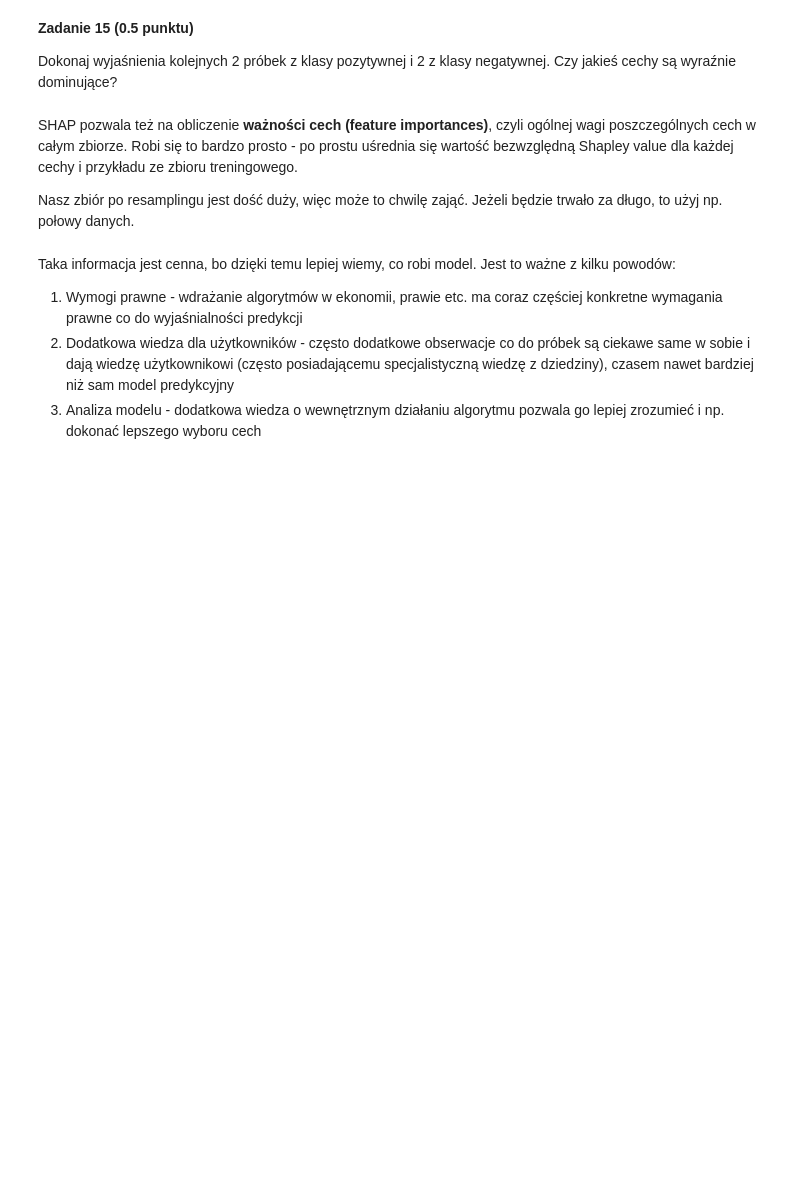
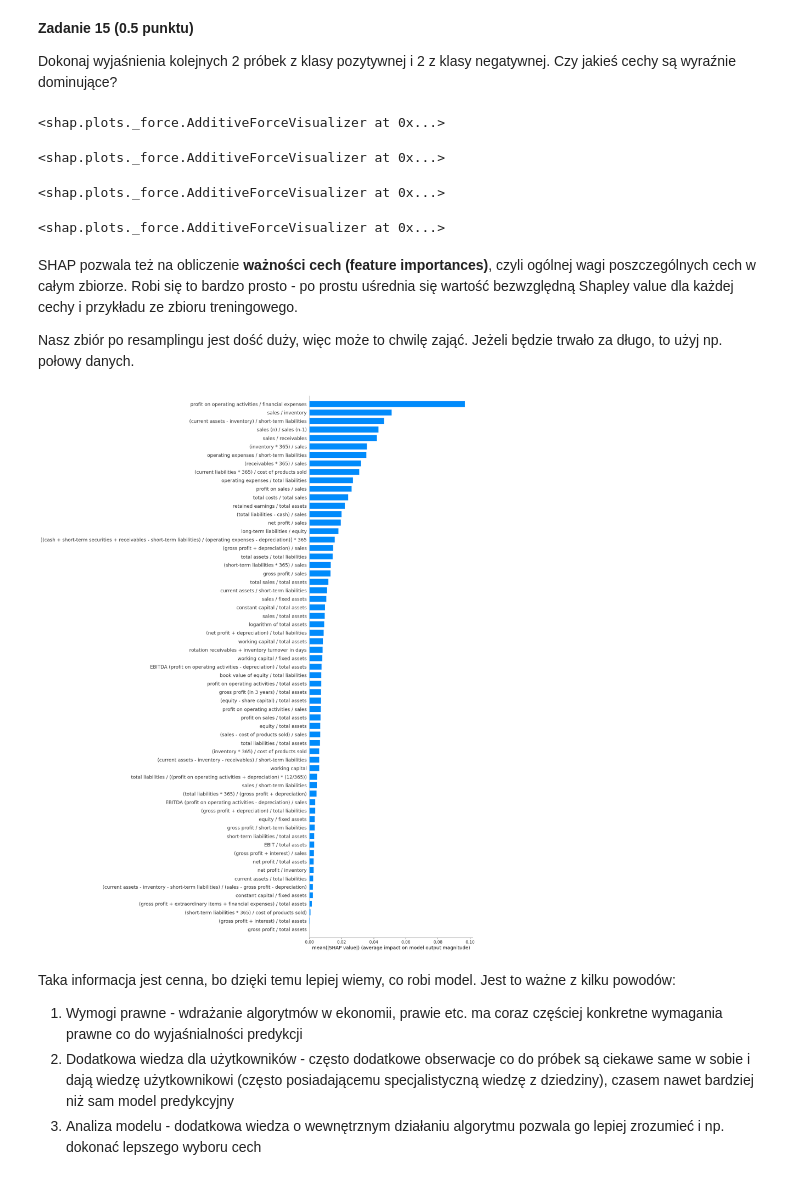
Before and after one commit to kpiotr6/PSI, a Jupyter notebook: lab2/notebook_empty.ipynb, the cells around one changed output. Cells and saved outputs as stored; diff of their text form; code cells hidden in the pictures; blank space fills up the shorter version.

```diff
--- a/lab2/notebook_empty.ipynb
+++ b/lab2/notebook_empty.ipynb
@@ -344,0 +360,4 @@ Wytrenuj klasyfikator LightGBM (klasa `LGBMClassifier`), sprawdź jego AUROC na
+# %%
+from lightgbm import LGBMClassifier
+lgbm_no_hyp = LGBMClassifier(random_state=0,n_jobs=-1)
+lgbm_no_hyp.fit(X_train,y_train)
@@ -370,0 +403,13 @@ Pamiętaj o ustawieniu `random_state` i `n_jobs`, oraz ewentualnie `verbose` dla
+# %%
+param_grid = {
+    "n_estimators": [400, 500, 600],
+    "learning_rate": [0.05, 0.1, 0.2],
+    "num_leaves": [31, 48, 64],
+    "colsample_bytree": [0.8, 0.9, 1.0],
+    "subsample": [0.8, 0.9, 1.0],
+}
+# %%
+from sklearn.model_selection import RandomizedSearchCV
+lgbm = LGBMClassifier(random_state=0,n_jobs=-1)
+search = RandomizedSearchCV(estimator=lgbm, param_distributions=param_grid, random_state=0,n_iter=30,scoring="roc_auc")
+search.fit(X_train,y_train)
@@ -407,6 +507,6 @@ feature_names = ["net profit / total assets", "total liabilities / total assets"
 
 explainer = shap.TreeExplainer(
-    model=...,  # variable with trained, tuned LightGBM model
-    data=...,   # variable with training data X, after resampling with SMOTE
+    model=search.best_estimator_,  # variable with trained, tuned LightGBM model
+    data=X_test,   # variable with training data X, after resampling with SMOTE
     model_output="probability"
 )
@@ -425,18 +529,61 @@ shap.force_plot(
 **Zadanie 15 (0.5 punktu)**
 
 Dokonaj wyjaśnienia kolejnych 2 próbek z klasy pozytywnej i 2 z klasy negatywnej. Czy jakieś cechy są wyraźnie dominujące?
+# %%
+
+shap.force_plot(
+    base_value=explainer.expected_value,
+    shap_values=explainer.shap_values(X_test[121]),
+    features=X_test[121],
+    feature_names=feature_names
+)
+# %% [output]
+<shap.plots._force.AdditiveForceVisualizer at 0x...>
+# %%
+
+shap.force_plot(
+    base_value=explainer.expected_value,
+    shap_values=explainer.shap_values(X_test[35]),
+    features=X_test[35],
+    feature_names=feature_names
+)
+# %% [output]
+<shap.plots._force.AdditiveForceVisualizer at 0x...>
+# %%
+
+
+shap.force_plot(
+    base_value=explainer.expected_value,
+    shap_values=explainer.shap_values(X_test[2]),
+    features=X_test[2],
+    feature_names=feature_names
+)
+# %% [output]
+<shap.plots._force.AdditiveForceVisualizer at 0x...>
+# %%
+
+shap.force_plot(
+    base_value=explainer.expected_value,
+    shap_values=explainer.shap_values(X_test[3]),
+    features=X_test[3],
+    feature_names=feature_names
+)
+# %% [output]
+<shap.plots._force.AdditiveForceVisualizer at 0x...>
 # %% [markdown]
 SHAP pozwala też na obliczenie **ważności cech (feature importances)**, czyli ogólnej wagi poszczególnych cech w całym zbiorze. Robi się to bardzo prosto - po prostu uśrednia się wartość bezwzględną Shapley value dla każdej cechy i przykładu ze zbioru treningowego.
 
 Nasz zbiór po resamplingu jest dość duży, więc może to chwilę zająć. Jeżeli będzie trwało za długo, to użyj np. połowy danych.
 # %%
 shap.summary_plot(
-    shap_values=explainer.shap_values(X_train_resampled),
-    features=X_train_resampled,
+    shap_values=explainer.shap_values(X_train),
+    features=X_train,
     feature_names=feature_names,
     max_display=X.shape[1],
     plot_type="bar",
 )
+# %% [output]
+[figure, added]
 # %% [markdown]
 Taka informacja jest cenna, bo dzięki temu lepiej wiemy, co robi model. Jest to ważne z kilku powodów:
 1. Wymogi prawne - wdrażanie algorytmów w ekonomii, prawie etc. ma coraz częściej konkretne wymagania prawne co do wyjaśnialności predykcji
```
Also changed, not shown: parts of 26 cells of this notebook.
